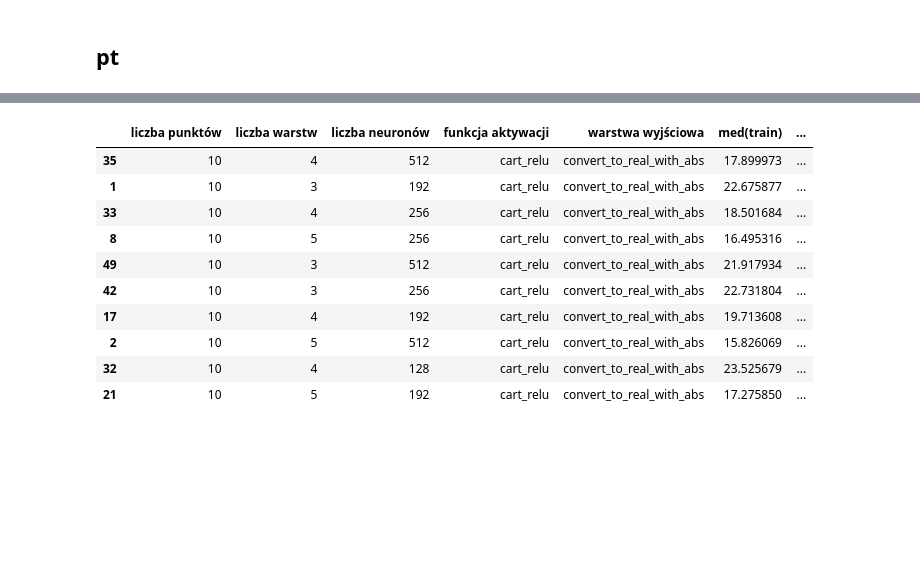
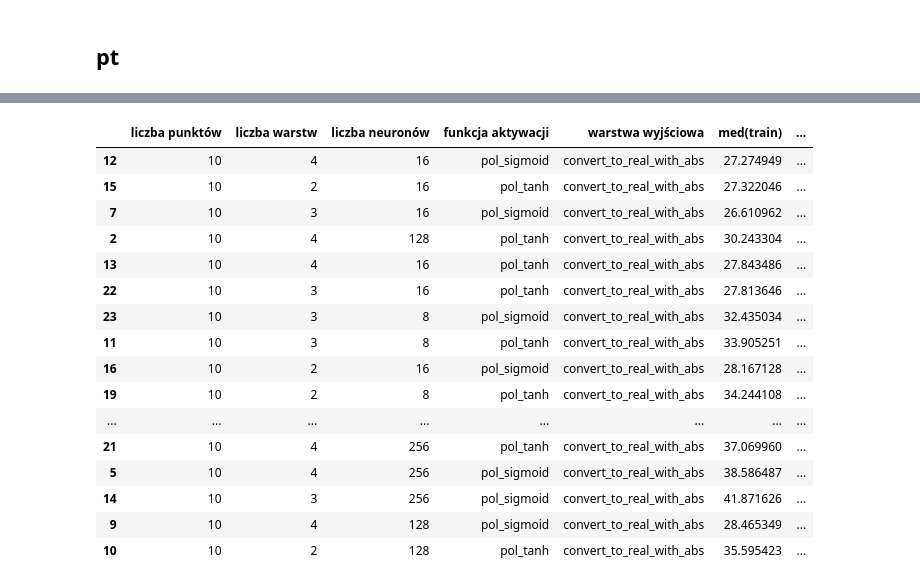
Before and after one commit to P4ndaM1x/engineering-dissertation, a Jupyter notebook: trained_models/hp_extractor.ipynb, the cells around one changed output, grey strips where cells are left out. Saved outputs shown, nothing was run; the diff lists cells and outputs as text; code cells hidden in the pictures; blank space fills up the shorter version.

```diff
--- a/trained_models/hp_extractor.ipynb
+++ b/trained_models/hp_extractor.ipynb
@@ -19,7 +19,7 @@ def hp_config_split(dataframe):
     dataframe[hp_config_format] = dataframe['hp_config'].str.rsplit('-', n=4, expand=True)
     return dataframe
 
-def construct_df_from_history_files(history_dir, metric='loss', tail_size=25):
+def construct_df_from_history_files(history_dir, metric='loss', tail_size=20):
     # history_dir = DIRECTORY + 'history/'
     hp_file_rows = []
     history_filenames = list(filter(lambda filename: 'history' in filename, os.listdir(history_dir)))
@@ -54,9 +54,15 @@ def hp_df_transform(df, metric='acc', sort_by='med(test)', ascending=False):
 
     return df.sort_values(sort_by, ascending=ascending)
 
-def get_history_filename(df_index):
+def get_history_filename(df, df_index):
     record = df.loc[df_index]
     return '-'.join([record['liczba punktów'], record['liczba warstw'], record['liczba neuronów'], record['funkcja aktywacji'], record['warstwa wyjściowa'], 'history']) + '.csv'
+
+def prepare_df_to_latex(df, ascending=False):
+    latex_df = df.copy()
+    latex_df['topologia sieci'] = latex_df['liczba punktów'] + '-' + latex_df['liczba warstw'] + 'x' + latex_df['liczba neuronów']
+    latex_df = latex_df[['topologia sieci', 'funkcja aktywacji', 'warstwa wyjściowa', 'med(train)', 'med(test)', 'std(test)']]
+    return latex_df.sort_values('med(test)', ascending=ascending)
 # %%
 MAX_ROWS = 20
 pd.set_option('display.max_rows', MAX_ROWS)
@@ -252,15 +643,21 @@ plot_metric_history(history_df, metric = 'loss', legend_loc = 'upper right', yli
 # %%
-df = construct_df_from_history_files(ABS_ROOT_DIR_PATH + 'trained_models/pt/1to10-raw/history/', metric='mean_absolute_percentage_error', tail_size=25)
-df.sort_values('med(test)', ascending=True)[:MAX_ROWS]
+pt_second_df = construct_df_from_history_files(ABS_ROOT_DIR_PATH + 'trained_models/pt/2nd-search-v2/history/', metric='mean_absolute_percentage_error')
+pt_second_df.sort_values('med(test)', ascending=True)[:MAX_ROWS]
 # %% [output]
 |  | liczba punktów | liczba warstw | liczba neuronów | funkcja aktywacji | warstwa wyjściowa | med(train) | ... |
-| 35 | 10 | 4 | 512 | cart_relu | convert_to_real_with_abs | 17.899973 | ... |
-| 1 | 10 | 3 | 192 | cart_relu | convert_to_real_with_abs | 22.675877 | ... |
-| 33 | 10 | 4 | 256 | cart_relu | convert_to_real_with_abs | 18.501684 | ... |
-| 8 | 10 | 5 | 256 | cart_relu | convert_to_real_with_abs | 16.495316 | ... |
-| 49 | 10 | 3 | 512 | cart_relu | convert_to_real_with_abs | 21.917934 | ... |
-| 42 | 10 | 3 | 256 | cart_relu | convert_to_real_with_abs | 22.731804 | ... |
-| 17 | 10 | 4 | 192 | cart_relu | convert_to_real_with_abs | 19.713608 | ... |
-| 2 | 10 | 5 | 512 | cart_relu | convert_to_real_with_abs | 15.826069 | ... |
-| 32 | 10 | 4 | 128 | cart_relu | convert_to_real_with_abs | 23.525679 | ... |
-| 21 | 10 | 5 | 192 | cart_relu | convert_to_real_with_abs | 17.275850 | ... |
+| 12 | 10 | 4 | 16 | pol_sigmoid | convert_to_real_with_abs | 27.274949 | ... |
+| 15 | 10 | 2 | 16 | pol_tanh | convert_to_real_with_abs | 27.322046 | ... |
+| 7 | 10 | 3 | 16 | pol_sigmoid | convert_to_real_with_abs | 26.610962 | ... |
+| 2 | 10 | 4 | 128 | pol_tanh | convert_to_real_with_abs | 30.243304 | ... |
+| 13 | 10 | 4 | 16 | pol_tanh | convert_to_real_with_abs | 27.843486 | ... |
+| 22 | 10 | 3 | 16 | pol_tanh | convert_to_real_with_abs | 27.813646 | ... |
+| 23 | 10 | 3 | 8 | pol_sigmoid | convert_to_real_with_abs | 32.435034 | ... |
+| 11 | 10 | 3 | 8 | pol_tanh | convert_to_real_with_abs | 33.905251 | ... |
+| 16 | 10 | 2 | 16 | pol_sigmoid | convert_to_real_with_abs | 28.167128 | ... |
+| 19 | 10 | 2 | 8 | pol_tanh | convert_to_real_with_abs | 34.244108 | ... |
+| ... | ... | ... | ... | ... | ... | ... | ... |
+| 21 | 10 | 4 | 256 | pol_tanh | convert_to_real_with_abs | 37.069960 | ... |
+| 5 | 10 | 4 | 256 | pol_sigmoid | convert_to_real_with_abs | 38.586487 | ... |
+| 14 | 10 | 3 | 256 | pol_sigmoid | convert_to_real_with_abs | 41.871626 | ... |
+| 9 | 10 | 4 | 128 | pol_sigmoid | convert_to_real_with_abs | 28.465349 | ... |
+| 10 | 10 | 2 | 128 | pol_tanh | convert_to_real_with_abs | 35.595423 | ... |
```
Also changed, not shown: parts of 42 cells of this notebook, 9 other files.
